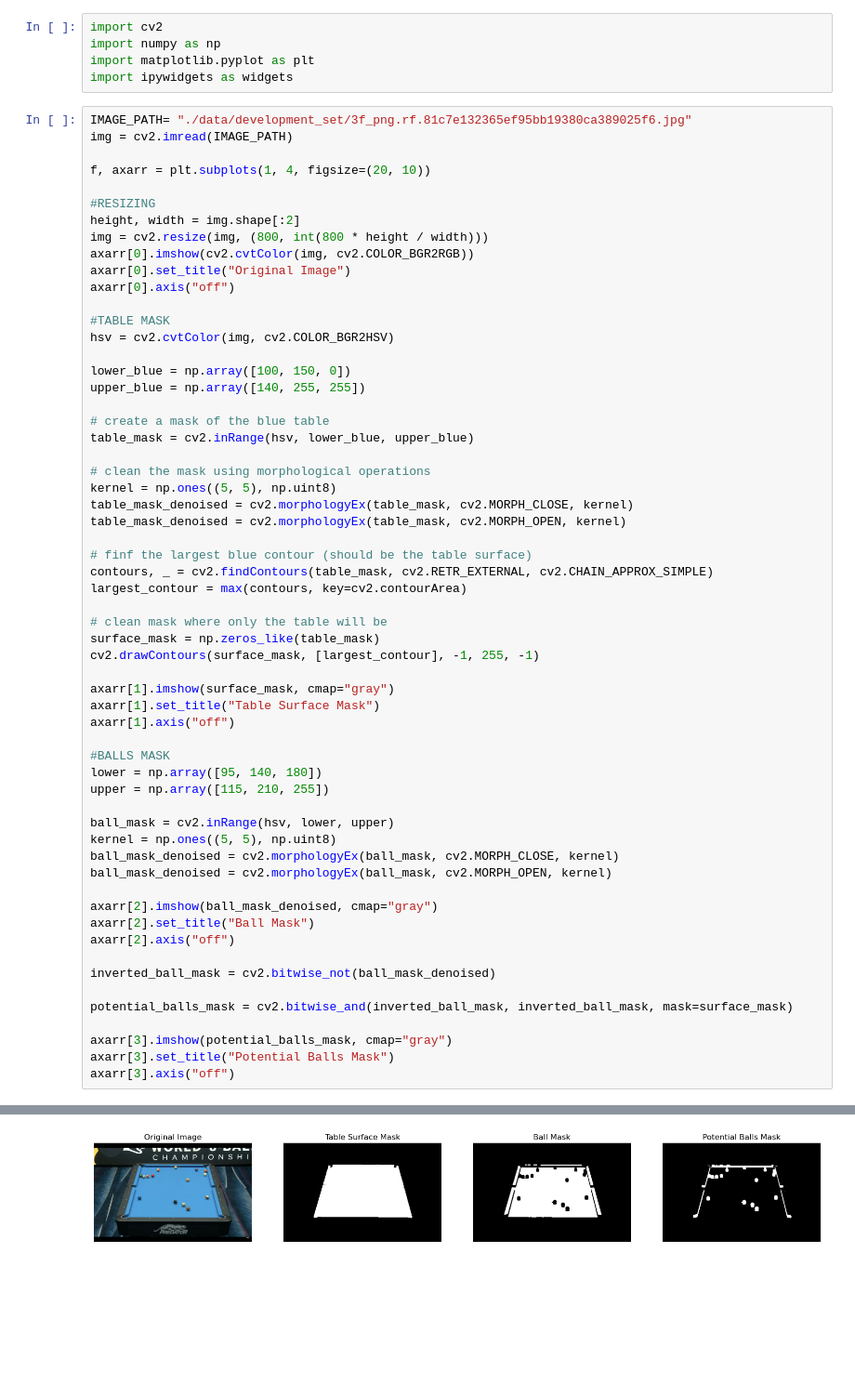
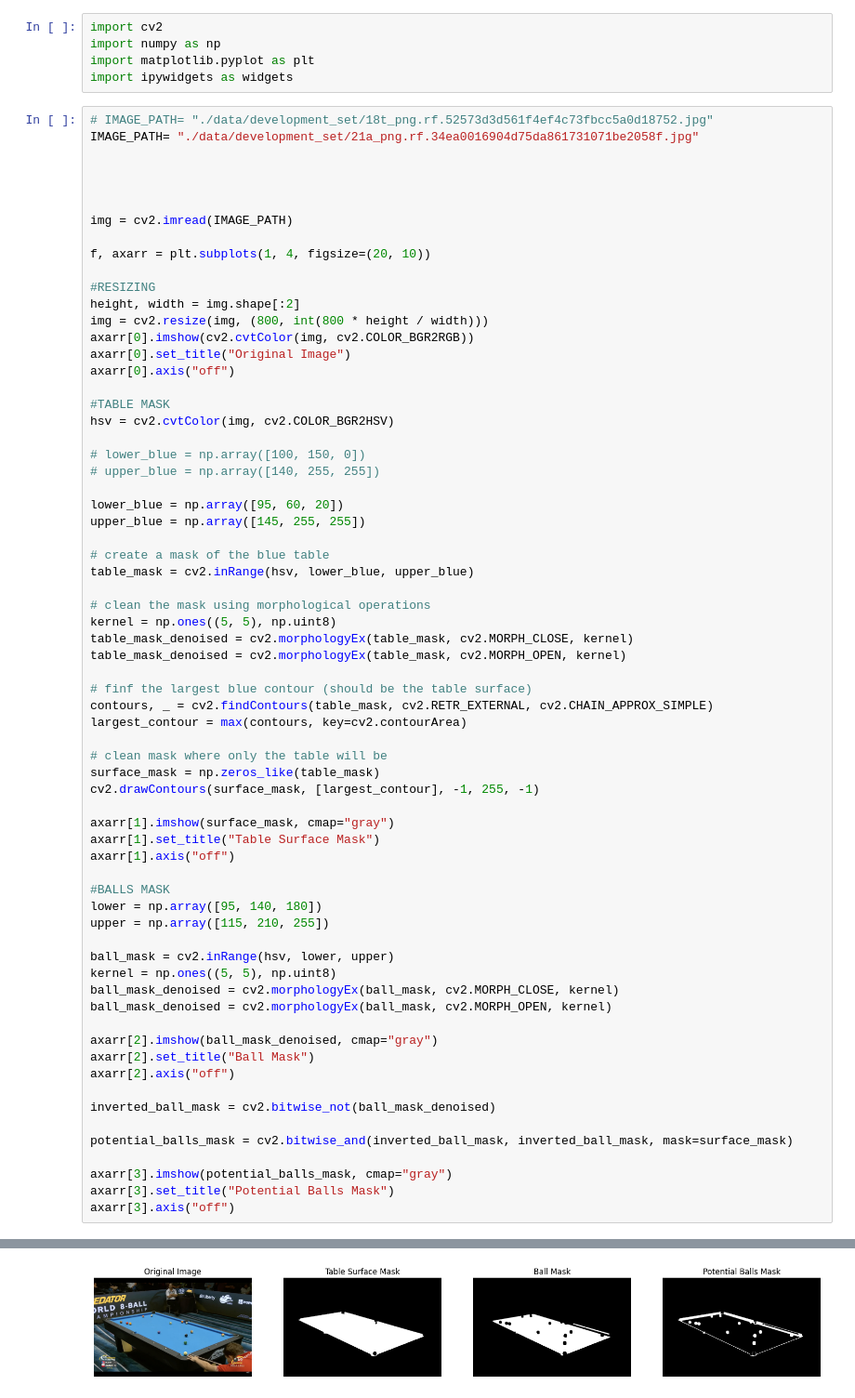
Before and after one commit to P-Silva1974746/CV_project, a Jupyter notebook: tests.ipynb, the cells around one changed output, grey strips where cells are left out. Shown at 93% size. Cells and saved outputs as stored; diff of their text form; blank space fills up the shorter version.

```diff
--- a/tests.ipynb
+++ b/tests.ipynb
@@ -4,7 +4,12 @@ import numpy as np
 import matplotlib.pyplot as plt
 import ipywidgets as widgets
 # %%
-IMAGE_PATH= "./data/development_set/3f_png.rf.81c7e132365ef95bb19380ca389025f6.jpg"
+# IMAGE_PATH= "./data/development_set/18t_png.rf.52573d3d561f4ef4c73fbcc5a0d18752.jpg"
+IMAGE_PATH= "./data/development_set/21a_png.rf.34ea0016904d75da861731071be2058f.jpg"
+
+
+
+
 img = cv2.imread(IMAGE_PATH)
 
 f, axarr = plt.subplots(1, 4, figsize=(20, 10))
@@ -19,8 +24,11 @@ axarr[0].axis("off")
 #TABLE MASK
 hsv = cv2.cvtColor(img, cv2.COLOR_BGR2HSV)
 
-lower_blue = np.array([100, 150, 0])
-upper_blue = np.array([140, 255, 255])
+# lower_blue = np.array([100, 150, 0])
+# upper_blue = np.array([140, 255, 255])
+
+lower_blue = np.array([95, 60, 20])
+upper_blue = np.array([145, 255, 255])
 
 # create a mask of the blue table
 table_mask = cv2.inRange(hsv, lower_blue, upper_blue)
@@ -67,2 +75,2 @@ axarr[3].axis("off")
-[figure, old version]
+[figure, new version]
 # %%
```
Also changed, not shown: parts of 3 cells of this notebook.
